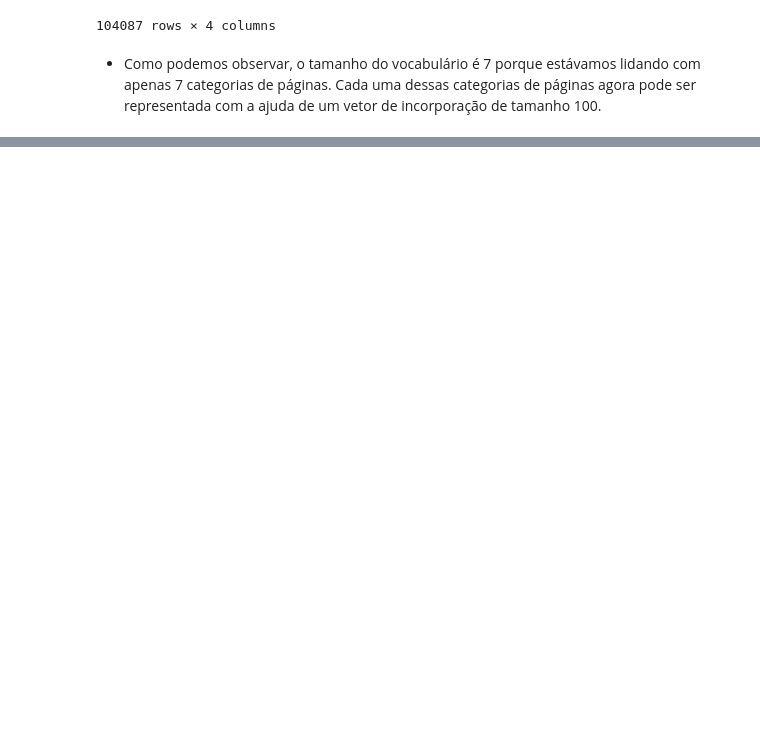
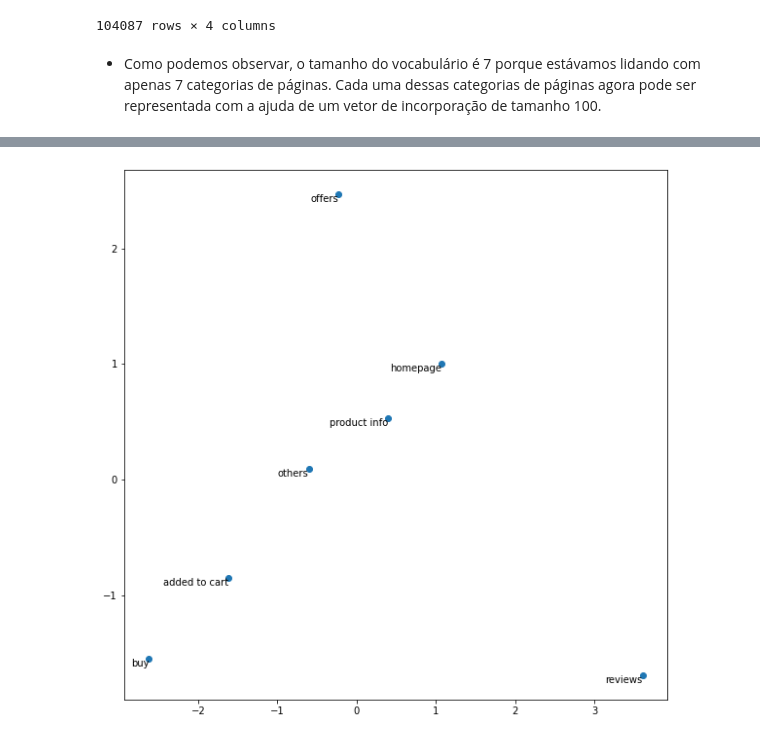
Before and after one commit to StunKnife/Natural_Language_Processing, a Jupyter notebook: NLP_embedding.ipynb, the cells around one changed output, grey strips where cells are left out. Saved outputs shown, nothing was run; the diff lists cells and outputs as text; code cells hidden in the pictures; blank space fills up the shorter version.

```diff
--- a/NLP_embedding.ipynb
+++ b/NLP_embedding.ipynb
@@ -293,6 +304,6 @@ pd_df_embedding
 # %% [markdown]
 - Como podemos observar, o tamanho do vocabulário é 7 porque estávamos lidando com apenas 7 categorias de páginas. Cada uma dessas categorias de páginas agora pode ser representada com a ajuda de um vetor de incorporação de tamanho 100.
 # %%
-model = Word2Vec(pd_df_embedding['journey_page_final'], 100)
-#CONTINUAR
+model = Word2Vec(pd_df_embedding['journey_page_final'], vector_size = EMBEDDING_SIZE)
+print(model)
 # %% [output]
@@ -299,0 +313,4 @@ TypeError: Both corpus_file and corpus_iterable must not be provided at the same
+# %%
+# https://github.com/RaRe-Technologies/gensim/wiki/Migrating-from-Gensim-3.x-to-4
+page_categories = list(model.wv.index_to_key)
+print(page_categories)
@@ -299,0 +345,3 @@ TypeError: Both corpus_file and corpus_iterable must not be provided at the same
+# %%
+X = model.wv[model.wv.index_to_key]
+X.shape
@@ -299,0 +356,13 @@ TypeError: Both corpus_file and corpus_iterable must not be provided at the same
+# %%
+# http://ethen8181.github.io/machine-learning/big_data/spark_pca.html
+# https://towardsdatascience.com/pca-using-python-scikit-learn-e653f8989e60
+pca = PCA(n_components=2)
+result = pca.fit_transform(X)
+plt.figure(figsize=(10,10))
+plt.scatter(result[:, 0], result[:, 1])
+for i,page_category in enumerate(page_categories):
+ plt.annotate(page_category,horizontalalignment='right',
+verticalalignment='top',xy=(result[i, 0], result[i, 1]))
+plt.show()
+# %% [output]
+[figure, added]
```
Also changed, not shown: parts of 11 cells of this notebook.
